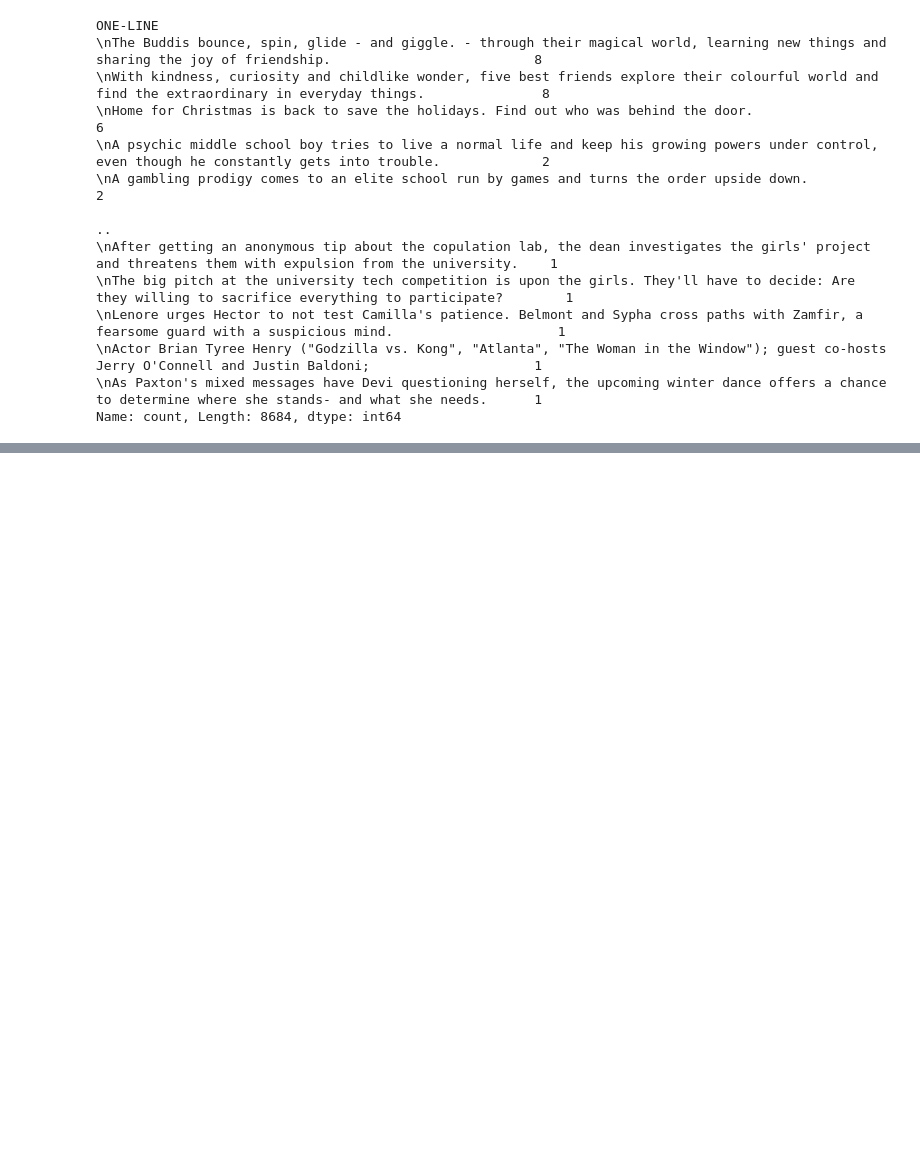
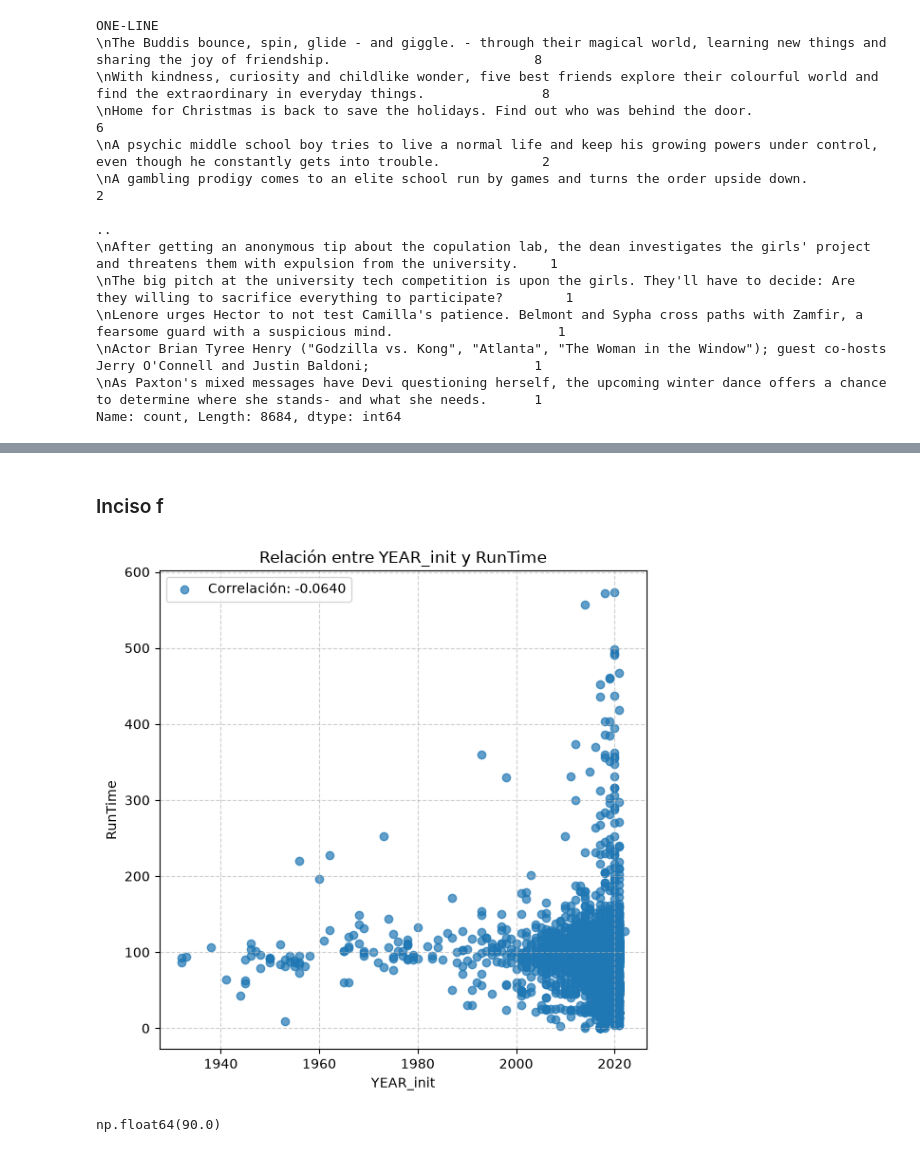
Before and after one commit to tomasrezola-dev/Ciencia-de-datos, a Jupyter notebook: tp4/ej1/ej1.ipynb, the cells around one changed output, grey strips where cells are left out. Cells and saved outputs as stored; diff of their text form; code cells hidden in the pictures; blank space fills up the shorter version.

```diff
--- a/tp4/ej1/ej1.ipynb
+++ b/tp4/ej1/ej1.ipynb
@@ -102,0 +170,4 @@ np.int64(1285)
+# %% [markdown]
+<h3>Inciso f
+# %%
+pre_df_f = df
@@ -102,0 +184,16 @@ np.int64(1285)
+# %%
+from pyparsing import Regex
+
+pre_df_f = pre_df_f.dropna(subset=['RunTime', 'YEAR'])
+pre_df_f['YEAR_init'] = (
+    pre_df_f['YEAR']
+    .str.split('–')
+    .str[0]
+    .replace(r'\D', '', regex=True)
+)
+
+#lambda, USAR!!!!
+pre_df_f['type'] = pre_df_f['YEAR'].apply(lambda x: 'S' if '–' in str(x) else 'M')
+
+pre_df_f['YEAR_init'] = pd.to_numeric(pre_df_f['YEAR_init'])
+#pre_df_f['YEAR_init'].value_counts()
@@ -102,0 +204,10 @@ np.int64(1285)
+# %%
+pre_pelis = pre_df_f[pre_df_f['type'] == 'M']
+utils.scatter_plot('YEAR_init', 'RunTime', pre_pelis)
+# %% [output]
+[figure, added]
+# %%
+median = pre_pelis[pre_pelis['YEAR_init'] == 2020]['RunTime'].median()
+median
+# %% [output]
+np.float64(90.0)
```
Also changed, not shown: parts of 43 cells of this notebook, 2 other files.
